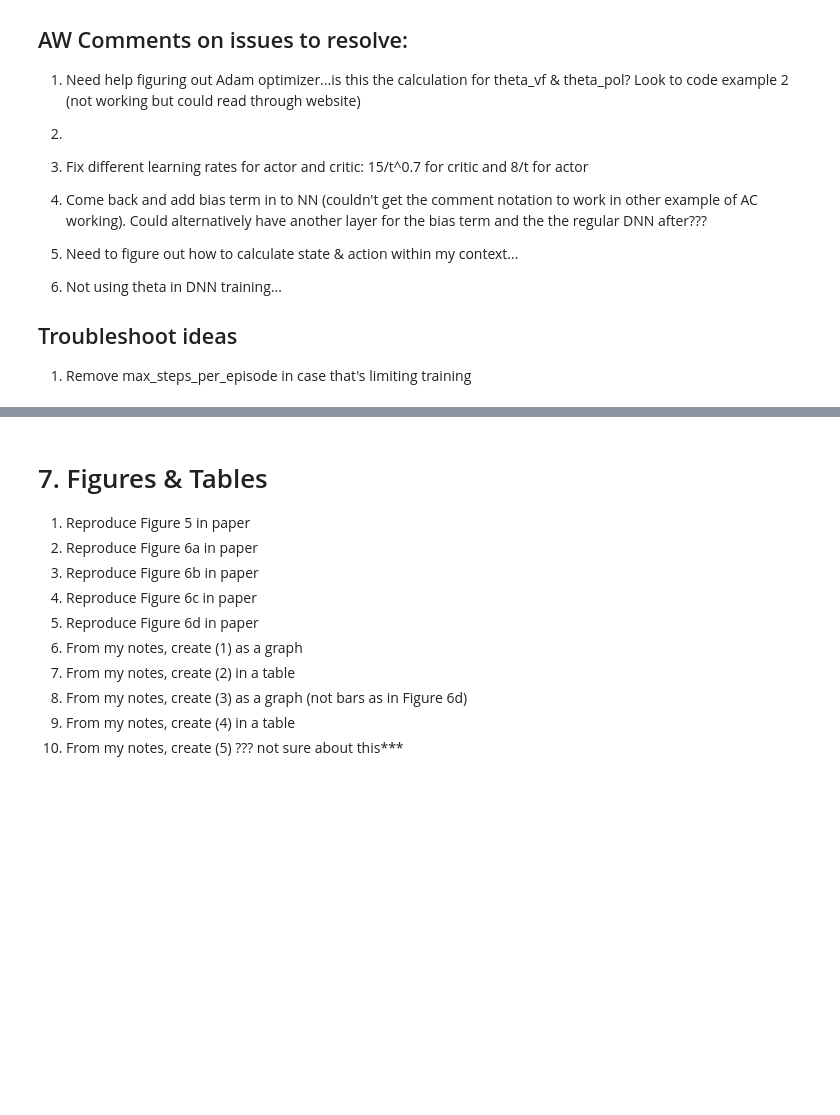
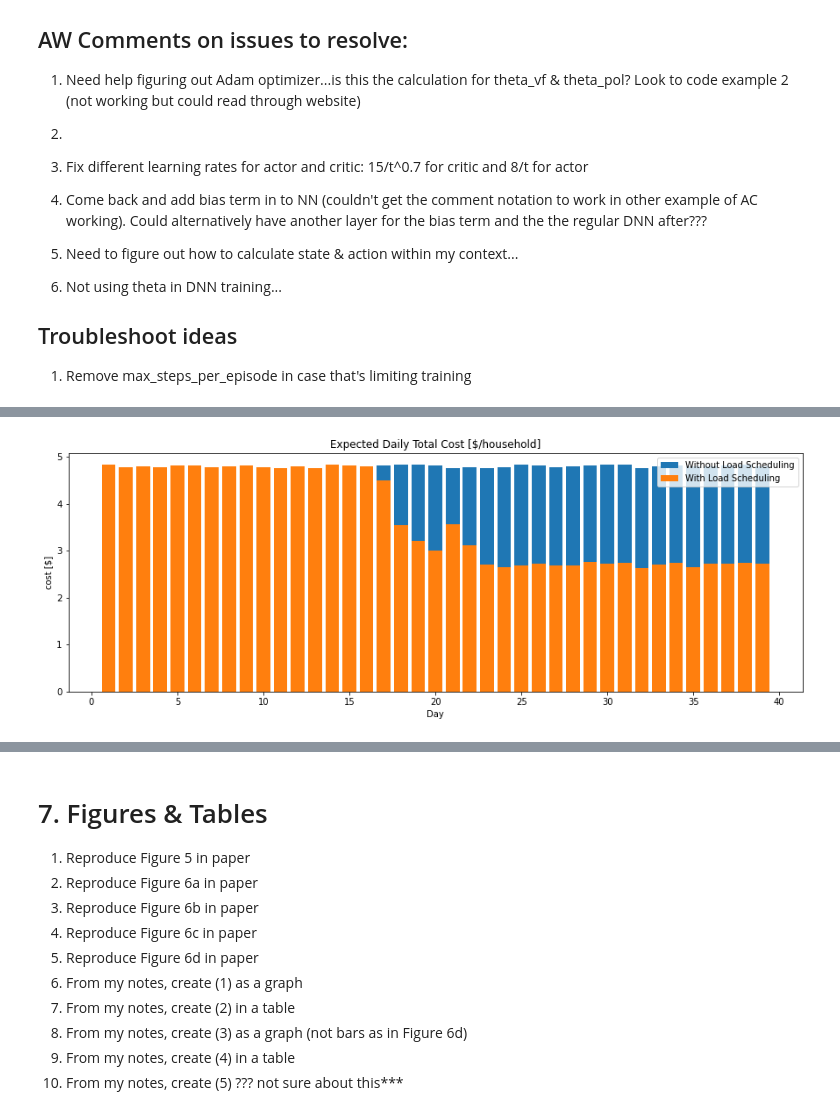
Before and after one commit to AnjaliW/EE8223-Final-Project, a Jupyter notebook: Main Actor Critic Demand Response.ipynb, the cells around one changed output, grey strips where cells are left out. Cells and saved outputs as stored; diff of their text form; code cells hidden in the pictures; blank space fills up the shorter version.

```diff
--- a/Main Actor Critic Demand Response.ipynb
+++ b/Main Actor Critic Demand Response.ipynb
@@ -538,0 +490,95 @@ plt.show()
+# %%
+#input data 0 --> time | 1 --> cost |2 --> base |3 --> min |4 --> max
+val_history = np.array(value_history)
+val_history=((val_history.reshape(2399,1)))
+
+
+tot_days = math.floor(input_data[-1,0,0]/24)
+p_cntrl_day_hist = P_ctrl_history[2375:2399]
+p_base_day_hist = input_data[2376:2400,2,0]
+p_max_day_hist =input_data[2376:2400,4,0]
+
+p_cntrl_day_hist = np.array(p_cntrl_day_hist).reshape(24,1)
+p_base_day_hist = np.array(p_base_day_hist).reshape(24,1)
+p_max_day_hist = np.array(p_max_day_hist).reshape(24,1)
+
+p_base_days = []
+p_max_days = []
+p_ctrl_days = []
+p_tot_days = []
+p_tot_cost_days = []
+p_max_cost_days = []
+val_function_days = []
+days = []
+np.warnings.filterwarnings('ignore', category=np.VisibleDeprecationWarning)
+for i in range(1, tot_days):
+    days.append(i)
+    data_start = (((i-1)*24))
+    data_end = i*24-1
+
+    p_base_day = sum(input_data[data_start:data_end,2,0])
+    p_base_days.append(p_base_day)
+    p_max_day = sum(input_data[data_start:data_end,4,0])
+    p_max_days.append(p_max_day)
+    p_ctrl_day = sum(P_ctrl_history[data_start:data_end])
+    p_ctrl_day_filt = min((p_ctrl_day+p_base_day), (p_max_day+p_base_day))
+    p_ctrl_days.append(p_ctrl_day_filt)
+    p_tot_days.append(p_max_day+p_base_day)
+
+    p_max_cost_day = sum(np.multiply((input_data[data_start:data_end,2,0] + input_data[data_start:data_end,4,0]), input_data[data_start:data_end,1,0]))
+    p_tot_cost_day = sum(P_ctrl_cost_history[data_start:data_end]) + sum(np.multiply((input_data[data_start:data_end,2,0]), input_data[data_start:data_end,1,0]))
+    p_tot_cost_filt = min(p_tot_cost_day, p_max_cost_day)/100
+    p_tot_cost_days.append(p_tot_cost_filt)
+    p_max_cost_days.append(p_max_cost_day/100)
+
+    val_function_day = p_max_cost_day/100 + (p_max_cost_day/100)*np.average(val_history[data_start:data_end])/100
+    val_function_days.append(val_function_day)
+
+
+
+
+plt.figure(figsize=(15, 5))
+plt.bar(days[0:39], p_max_cost_days[0:39], label="Without Load Scheduling")
+plt.bar(days[0:39], p_tot_cost_days[0:39], label="With Load Scheduling")
+plt.title("Expected Daily Total Cost [$/household]")
+plt.xlabel("Day")
+plt.ylabel("cost [$]")
+plt.legend()
+plt.show()
+
+plt.figure(figsize=(15, 5))
+plt.plot(days[0:39], p_tot_cost_days[0:39])
+plt.title("Cost per Household per Day [$]")
+plt.xlabel("Day")
+plt.ylabel("cost [$]")
+plt.show()
+
+plt.figure(figsize=(15, 5))
+plt.plot(days, val_function_days)
+plt.xlabel("Day")
+plt.ylabel("Value Function [$]")
+plt.show()
+
+
+plt.figure(figsize=(15, 5))
+x =np.arange(1,25,1)
+y1 = (np.add(p_max_day_hist, p_base_day_hist))
+y2 = (np.add(p_cntrl_day_hist, p_base_day_hist))
+
+p1 = plt.plot(x, y1, label="Without Load Scheduling")
+plt.plot(x, y2, label="With Load Scheduling")
+plt.xlabel("Hour")
+plt.ylabel("Load Demand [kW]")
+plt.legend()
+plt.show()
+
+demand_diff = np.multiply(np.divide(np.subtract(y1,y2), y1),100)
+demand_diff_ave = (np.average(demand_diff))
+max_demand_diff = max(demand_diff)
+min_demand_diff = min(demand_diff)
+
+print(demand_diff_ave)
+print(max_demand_diff)
+print(min_demand_diff)
+# %% [output]
+[figure, added]
```
Also changed, not shown: parts of 12 cells of this notebook.
